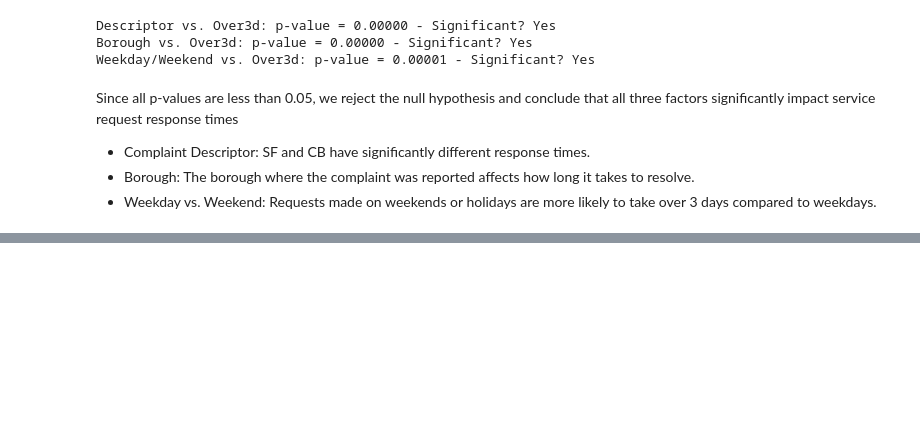
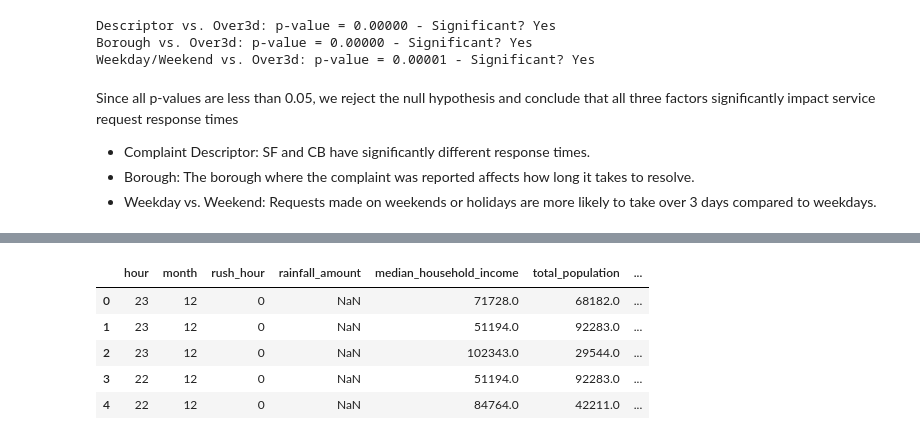
Before and after one commit to ids25s/mid-term-project-alyssahorn, a Jupyter notebook: midterm.ipynb, the cells around one changed output, grey strips where cells are left out. Drawn from its saved outputs; the diff is of its cells as text; code cells hidden in the pictures; blank space fills up the shorter version.

Commit message:
Created model_data by merging rainfall, acs, zip_areas

```diff
--- a/midterm.ipynb
+++ b/midterm.ipynb
@@ -630,0 +635,17 @@ Since all p-values are less than 0.05, we reject the null hypothesis and conclud
+# %%
+# Load rainfall, acs, and zip data
+rainfall_df = pd.read_csv('rainfall_CP.csv')
+acs_df = pd.read_feather('acs2023.feather')
+zip_df = pd.read_feather('nyc_zip_areas.feather')
+
+# Standardize column names
+acs_df.columns = acs_df.columns.str.lower().str.replace(' ', '_')
+zip_df.columns = zip_df.columns.str.lower().str.replace(' ', '_')
+
+# Rename the columns to standardized names
+rainfall_df = rainfall_df.rename(columns={'date(M/D/Y)': 'date', 'time(H:M)': 'time', 'Value': 'rainfall'})
+
+# Convert 'date' to datetime
+rainfall_df['date'] = pd.to_datetime(rainfall_df['date'])
+
+df.columns.tolist()
@@ -630,0 +717,29 @@ Since all p-values are less than 0.05, we reject the null hypothesis and conclud
+# %%
+# Merge with ACS demographic data and zip code areas
+df = df.merge(acs_df, on='zip_code', how='left')
+df = df.merge(zip_df, on='zip_code', how='left')
+# %%
+df['hour'] = df['created_date'].dt.hour
+
+df['month'] = df['created_date'].dt.month
+
+# Define rush hour (7-9 AM, 4-7 PM)
+df['rush_hour'] = ((df['hour'].between(7, 9)) | (df['hour'].between(16, 19))).astype(int)
+# %%
+# Select relevant predictors
+predictor_columns = [
+    'hour', 'month', 'rush_hour', 'rainfall_amount',
+    'median_household_income', 'total_population', 'land_area_sq_miles', 'white_population', 'zip_code'
+]
+
+# Create the final modeling dataset
+model_data = df[predictor_columns + ['over3d']]
+
+model_data.head()
+# %% [output]
+|  | hour | month | rush_hour | rainfall_amount | median_household_income | total_population | ... |
+| 0 | 23 | 12 | 0 | NaN | 71728.0 | 68182.0 | ... |
+| 1 | 23 | 12 | 0 | NaN | 51194.0 | 92283.0 | ... |
+| 2 | 23 | 12 | 0 | NaN | 102343.0 | 29544.0 | ... |
+| 3 | 22 | 12 | 0 | NaN | 51194.0 | 92283.0 | ... |
+| 4 | 22 | 12 | 0 | NaN | 84764.0 | 42211.0 | ... |
```
Also changed, not shown: parts of 4 cells of this notebook.
